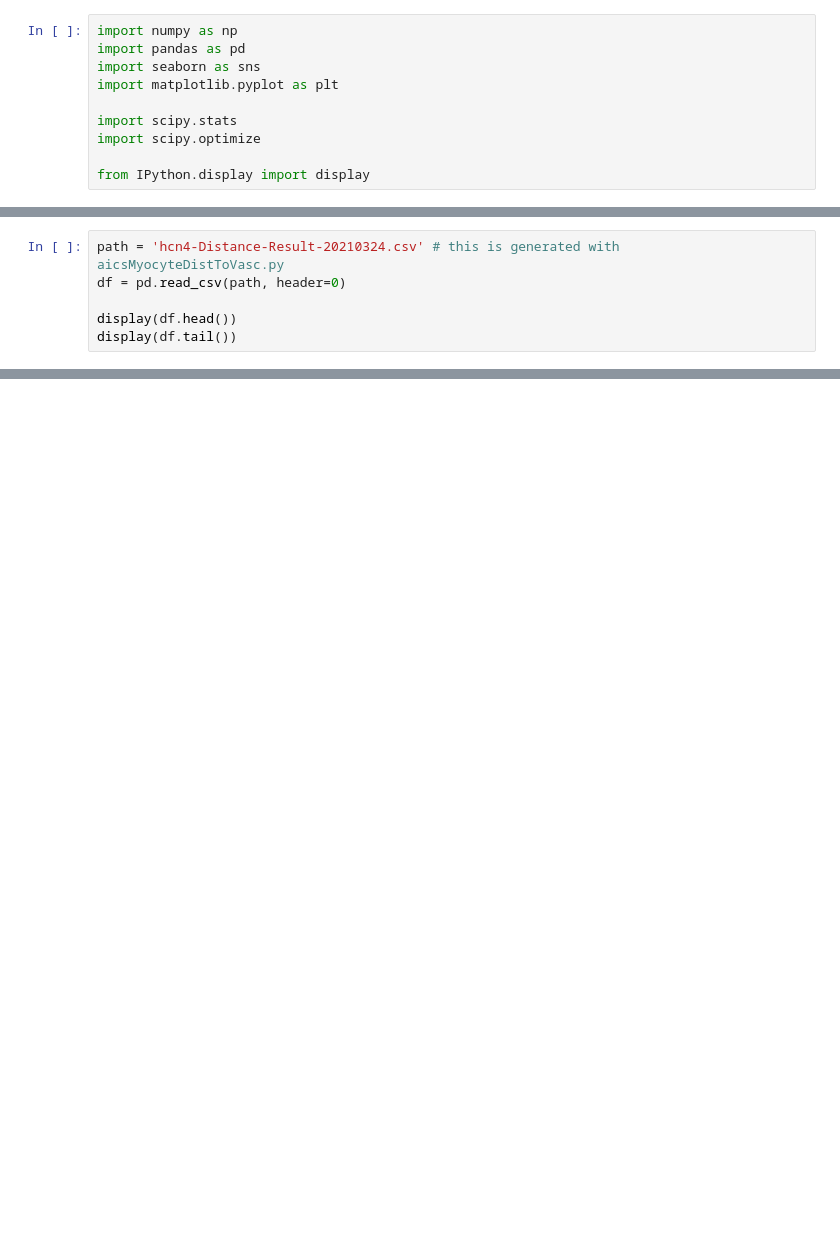
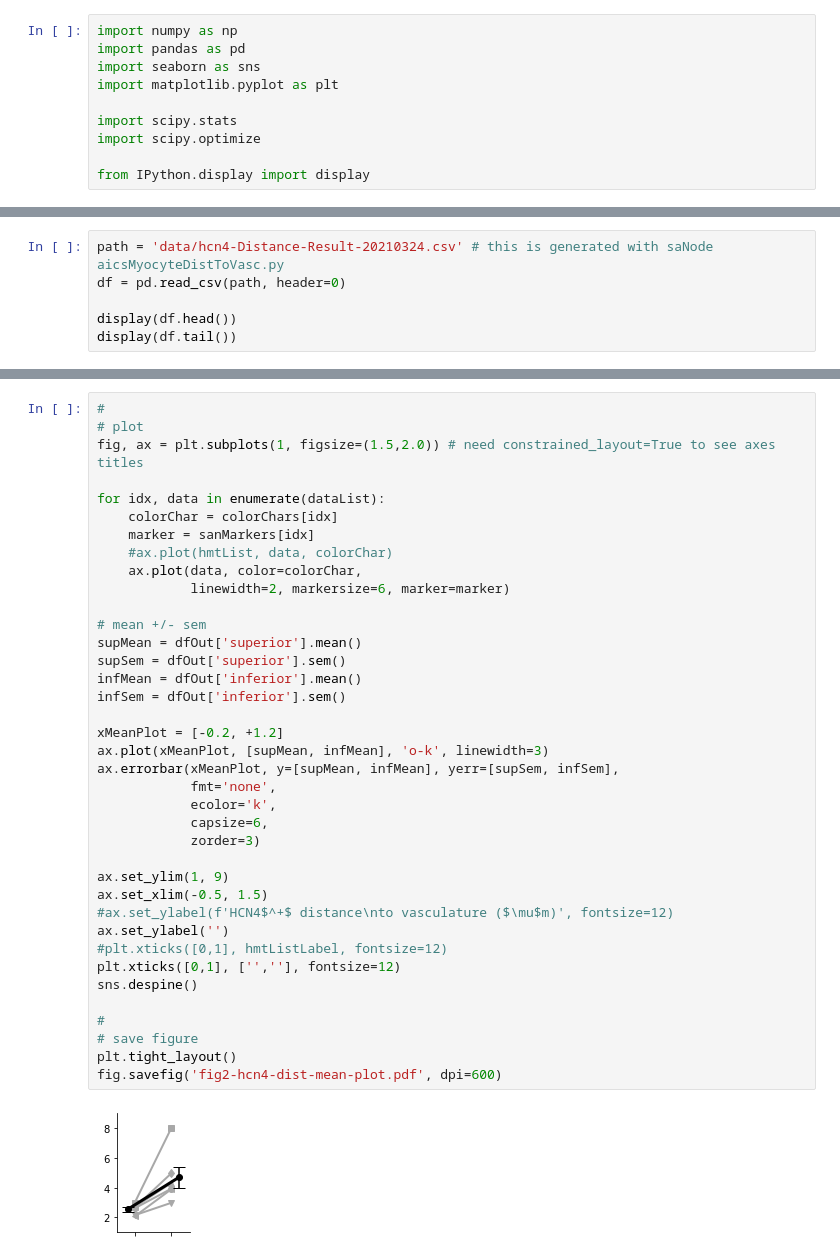
Before and after one commit to cudmore/SanPy, a Jupyter notebook: examples/dual-analysis/fig2/fig2-hcn4-Distance-Result.ipynb, the cells around one changed output, grey strips where cells are left out. Saved outputs shown, nothing was run; the diff lists cells and outputs as text; blank space fills up the shorter version.

```diff
--- a/examples/dual-analysis/fig2/fig2-hcn4-Distance-Result.ipynb
+++ b/examples/dual-analysis/fig2/fig2-hcn4-Distance-Result.ipynb
@@ -11,5 +16,5 @@ from IPython.display import display
 # %%
-path = 'hcn4-Distance-Result-20210324.csv' # this is generated with aicsMyocyteDistToVasc.py
+path = 'data/hcn4-Distance-Result-20210324.csv' # this is generated with saNode aicsMyocyteDistToVasc.py
 df = pd.read_csv(path, header=0)
 
 display(df.head())
@@ -100,0 +87,40 @@ sns.despine()
+# %%
+#
+# plot
+fig, ax = plt.subplots(1, figsize=(1.5,2.0)) # need constrained_layout=True to see axes titles
+
+for idx, data in enumerate(dataList):
+    colorChar = colorChars[idx]
+    marker = sanMarkers[idx]
+    #ax.plot(hmtList, data, colorChar)
+    ax.plot(data, color=colorChar,
+            linewidth=2, markersize=6, marker=marker)
+
+# mean +/- sem
+supMean = dfOut['superior'].mean()
+supSem = dfOut['superior'].sem()
+infMean = dfOut['inferior'].mean()
+infSem = dfOut['inferior'].sem()
+
+xMeanPlot = [-0.2, +1.2]
+ax.plot(xMeanPlot, [supMean, infMean], 'o-k', linewidth=3)
+ax.errorbar(xMeanPlot, y=[supMean, infMean], yerr=[supSem, infSem],
+            fmt='none',
+            ecolor='k',
+            capsize=6,
+            zorder=3)
+
+ax.set_ylim(1, 9)
+ax.set_xlim(-0.5, 1.5)
+#ax.set_ylabel(f'HCN4$^+$ distance\nto vasculature ($\mu$m)', fontsize=12)
+ax.set_ylabel('')
+#plt.xticks([0,1], hmtListLabel, fontsize=12)
+plt.xticks([0,1], ['',''], fontsize=12)
+sns.despine()
+
+#
+# save figure
+plt.tight_layout()
+fig.savefig('fig2-hcn4-dist-mean-plot.pdf', dpi=600)
+# %% [output]
+[figure, added]
```
Also changed, not shown: parts of 6 cells of this notebook, 8 other files.
